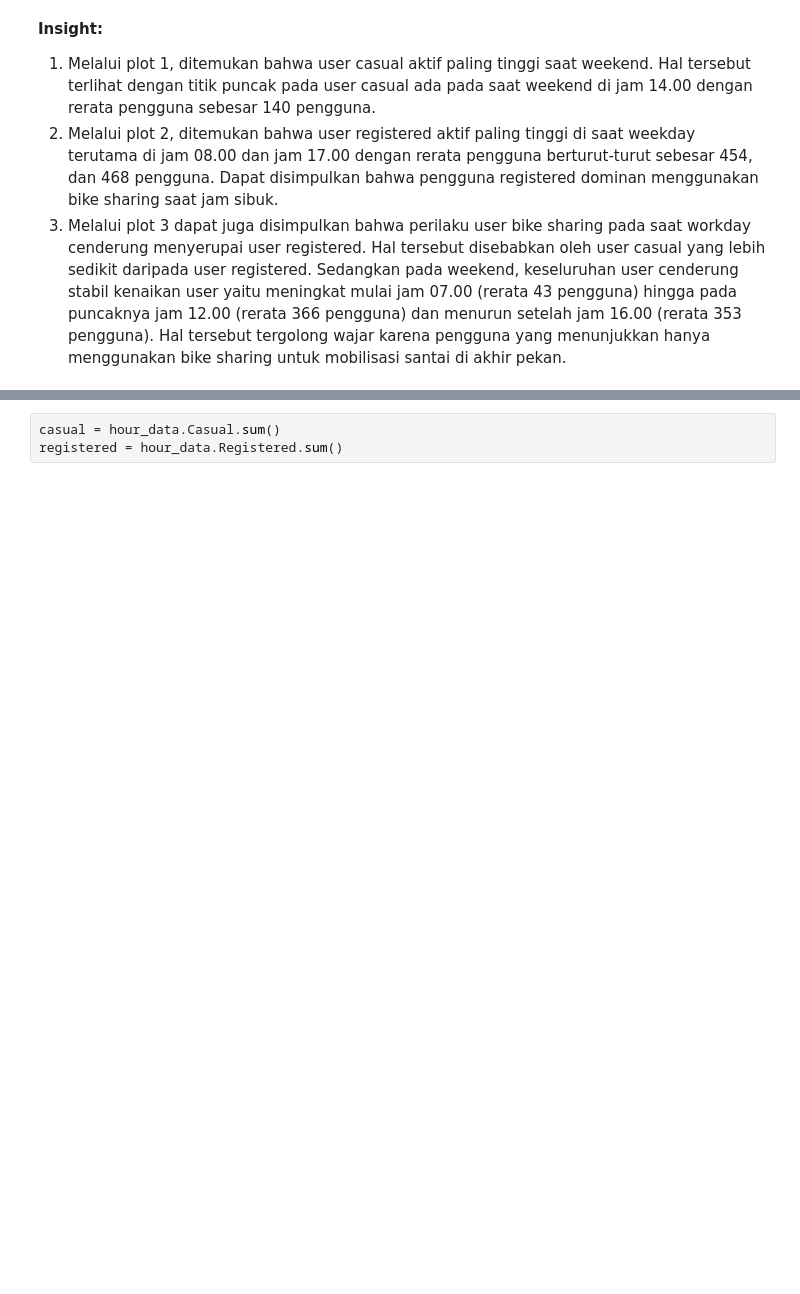
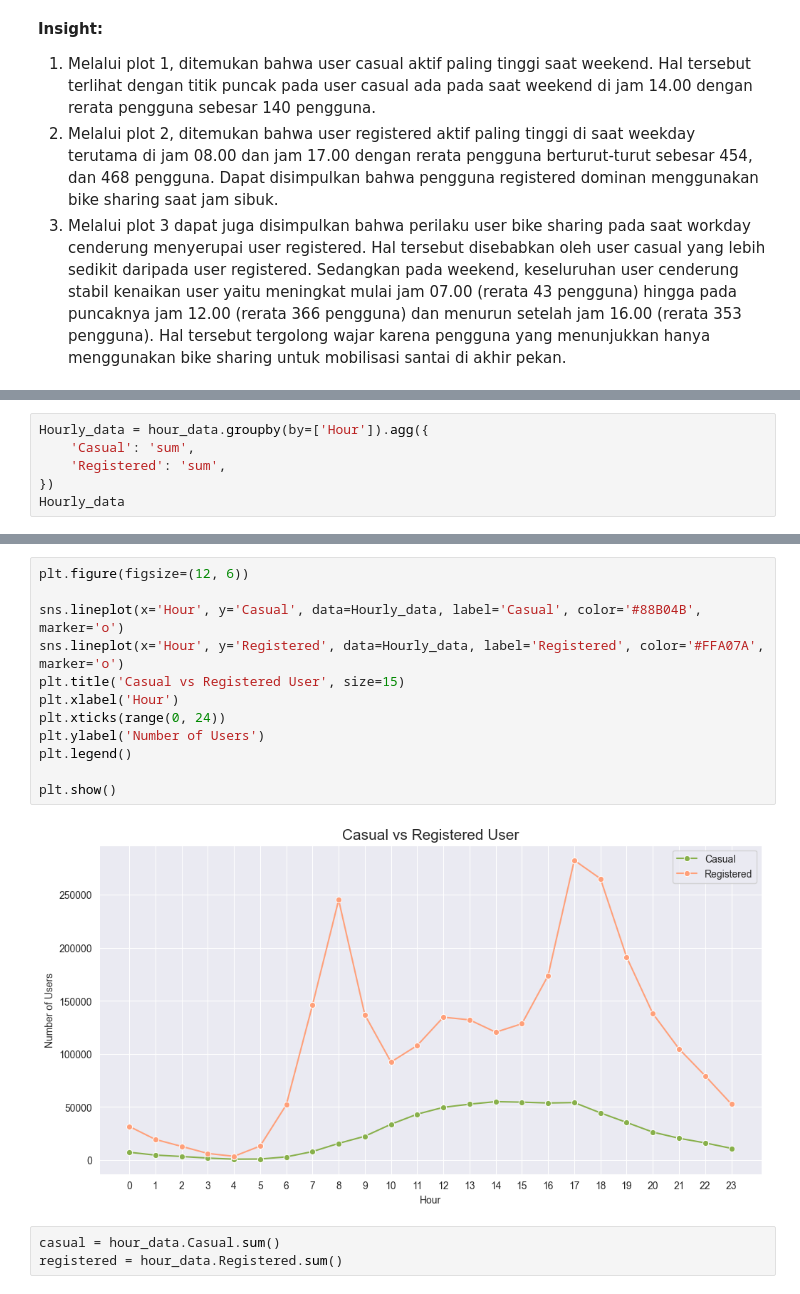
Before and after one commit to dolrie23/Bike-Sharing-Analysis-Project, a Jupyter notebook: Tugas_Analisis-data.ipynb, the cells around one changed output, grey strips where cells are left out. Cells and saved outputs as stored; diff of their text form; blank space fills up the shorter version.

```diff
--- a/Tugas_Analisis-data.ipynb
+++ b/Tugas_Analisis-data.ipynb
@@ -738,0 +741,6 @@ Plot diatas terdiri dari 3:
+# %%
+Hourly_data = hour_data.groupby(by=['Hour']).agg({
+    'Casual': 'sum',
+    'Registered': 'sum',
+})
+Hourly_data
@@ -739,3 +766,17 @@ Plot diatas terdiri dari 3:
+# %%
+plt.figure(figsize=(12, 6))
+
+sns.lineplot(x='Hour', y='Casual', data=Hourly_data, label='Casual', color='#88B04B', marker='o')
+sns.lineplot(x='Hour', y='Registered', data=Hourly_data, label='Registered', color='#FFA07A', marker='o')
+plt.title('Casual vs Registered User', size=15)
+plt.xlabel('Hour')
+plt.xticks(range(0, 24))
+plt.ylabel('Number of Users')
+plt.legend()
+
+plt.show()
+# %% [output]
+[figure, added]
 # %%
 casual = hour_data.Casual.sum()
 registered = hour_data.Registered.sum()
```
Also changed, not shown: parts of 7 cells of this notebook, 1 other file.
